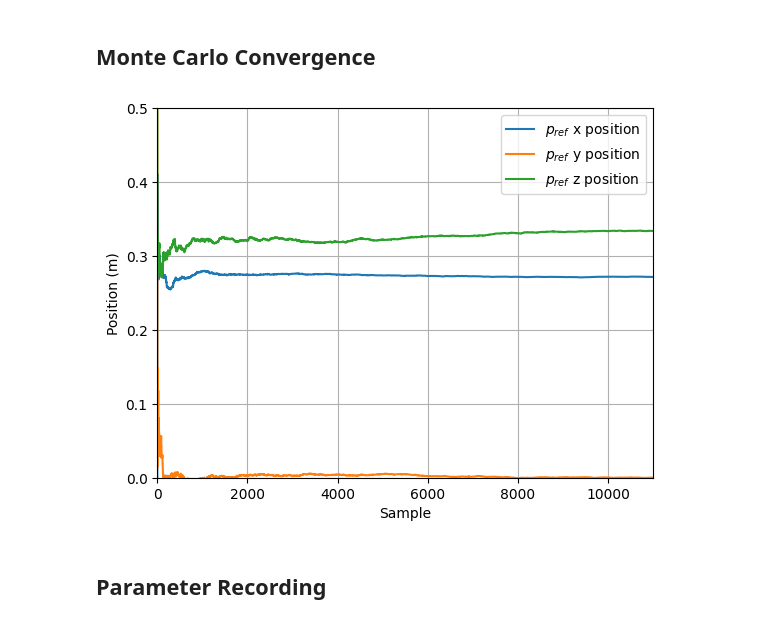
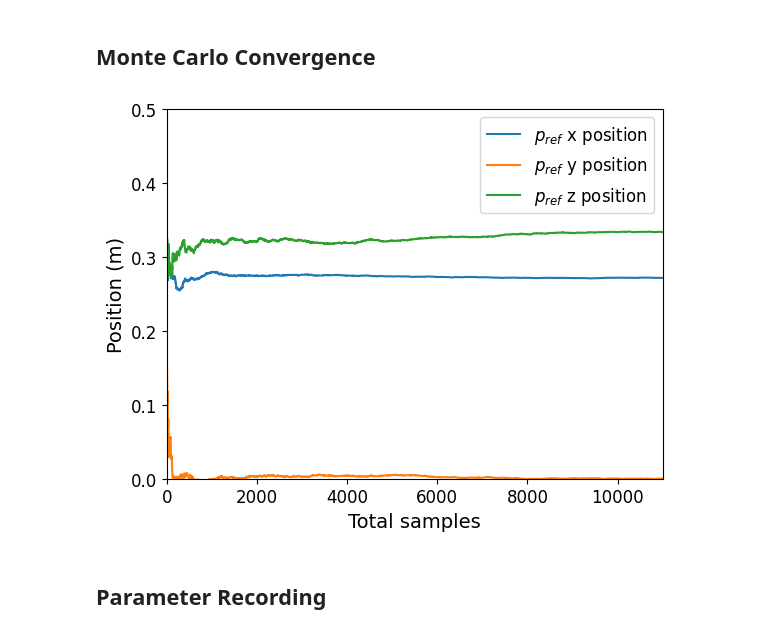
Before and after one commit to famsvip/Robot-Navigation-Collision-Avoidance-, a Jupyter notebook: data/plotting.ipynb, the cells around one changed output. Saved outputs shown, nothing was run; the diff lists cells and outputs as text; code cells hidden in the pictures.

```diff
--- a/data/plotting.ipynb
+++ b/data/plotting.ipynb
@@ -741,24 +741,32 @@ print(rotate_mean)
 # %%
 import numpy as np
 import matplotlib.pyplot as plt
+
+plt.rcParams.update({
+    "font.size": 14,          # base size
+    "axes.titlesize": 16,
+    "axes.labelsize": 14,
+    "xtick.labelsize": 12,
+    "ytick.labelsize": 12,
+    "legend.fontsize": 12,
+})
 
 weighted = np.load("../pointcloud/workspace_weighted_point.npy")
 
 rows = np.arange(len(weighted))
 
 fig, ax = plt.subplots()
 ax.plot(rows, weighted[:, 0], label=r'$p_{ref}$ x position')
 ax.plot(rows, weighted[:, 1], label=r'$p_{ref}$ y position')
 ax.plot(rows, weighted[:, 2], label=r'$p_{ref}$ z position')
-ax.set_xlabel('Sample')
+ax.set_xlabel('Total samples')
 ax.set_ylabel('Position (m)')
 ax.set_xlim(0.0, 11000)
 ax.set_ylim(0.0, 0.5)
-ax.grid(True)
 ax.legend()
 plt.show()
 # %% [output]
-[figure, old version]
+[figure, new version]
 # %% [markdown]
 ## Parameter Recording
 # %%
```
Also changed, not shown: parts of 7 cells of this notebook, 17 other files.
